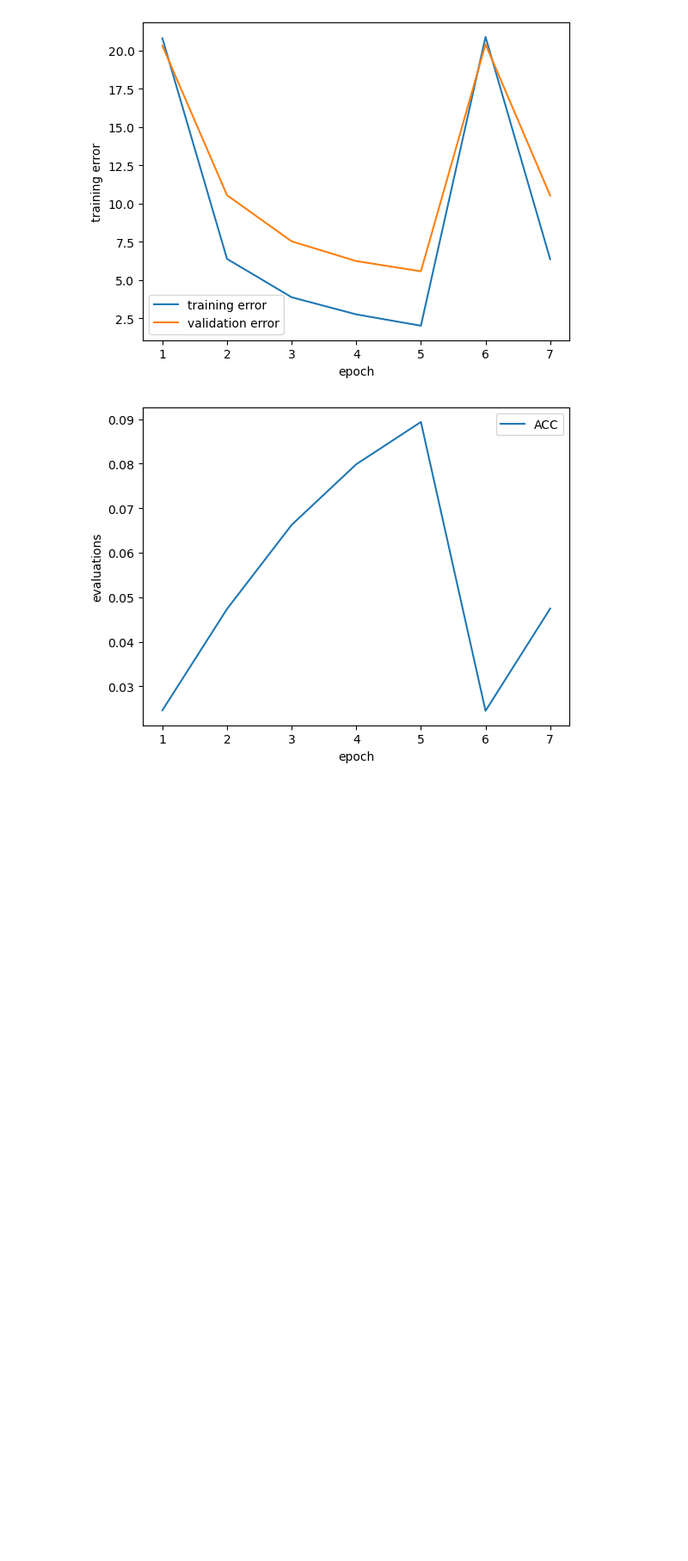
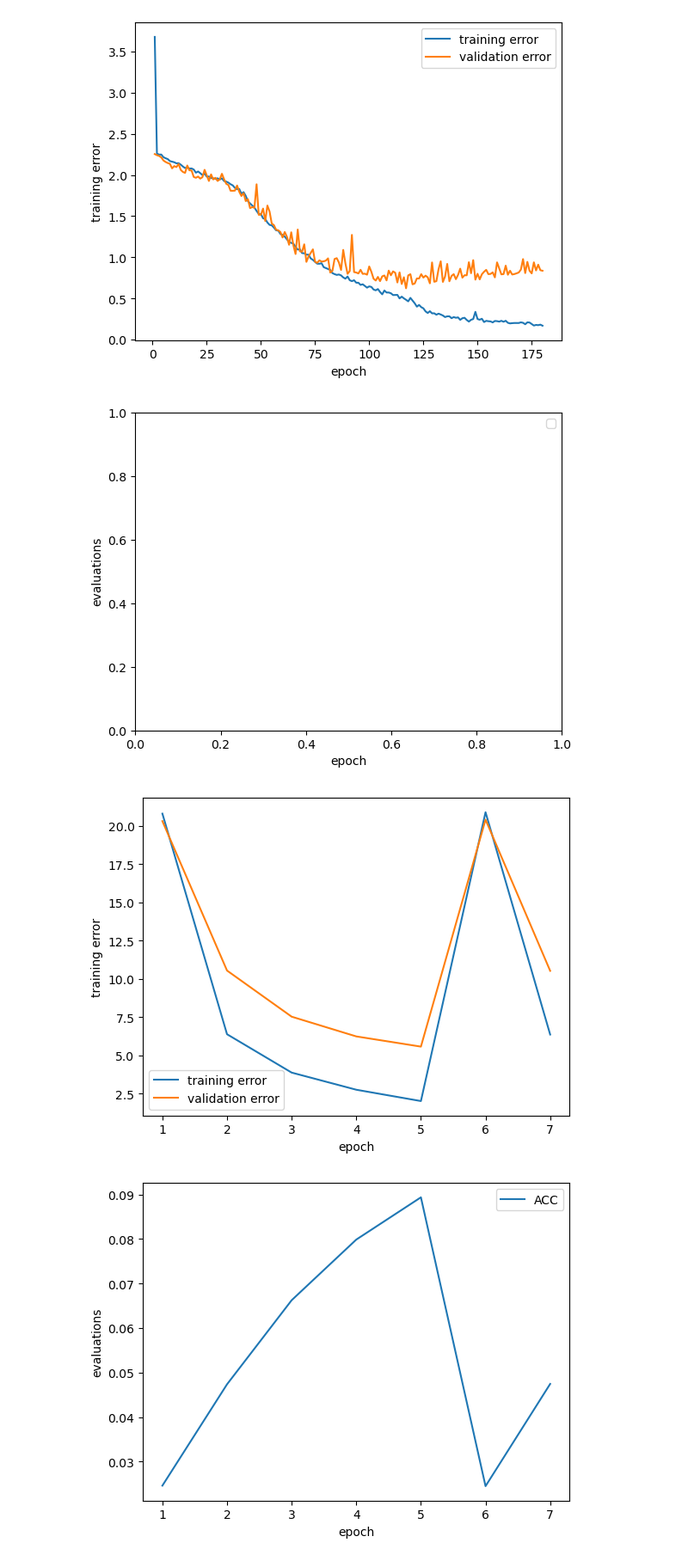
Before and after one commit to shalabala/food101, a Jupyter notebook: project.ipynb, the cells around one changed output. Shown at 86% size. Drawn from its saved outputs; the diff is of its cells as text; code cells hidden in the pictures; blank space fills up the shorter version.

```diff
--- a/project.ipynb
+++ b/project.ipynb
@@ -69,3 +105,0 @@ plot_normalized_image(dt_original[rand_idx][0], dt_original.get_class_label(dt_o
-# %%
-model = FoodModel_4(10)
-sum(p.numel() for p in model.parameters() if p.requires_grad)
@@ -89,8 +121,9 @@ settings = TrainSettings("trying_out",
                          print_after_steps=1,
                          print_memory=True,
                          batch_size=1)
-#MockTrainLogic(len(settings.train_data), settings.batch_size, delay=0, overfit=10 )
-training = TrainingLoop(settings, TrainLogicImplementation(), "training.json", [AccuracyEvaluator()])
-
-training.train()
+mocklogic=MockTrainLogic(len(settings.train_data), settings.batch_size, delay=0, overfit=10 )
+training = TrainingLoop(settings, TrainLogicImplementation(), "training_state.json", [AccuracyEvaluator()])
+training.load_infos()
+training.print_infos(True)
+raise ValueError("Stop here")
 # %% [output]
@@ -114,0 +134,9 @@ KeyboardInterrupt:
+# %%
+training_do1 = TrainingLoop(settings,
+                            mocklogic,
+                            "training_state_dropout.json")
+training_do1.load_infos()
+training_do2 = TrainingLoop(settings,
+                            mocklogic,
+                            "training_state_dropout2.json")
+training_do2.load_infos()
@@ -115,3 +166,9 @@ KeyboardInterrupt:
+# %%
+training_do1.plot_losses()
+training_do1.plot_evaluations()
+# %% [output]
+[figure, added]
+[figure, added]
 # %%
 training.plot_losses()
 training.plot_evaluations()
```
Also changed, not shown: parts of 11 cells of this notebook, 5 other files.
